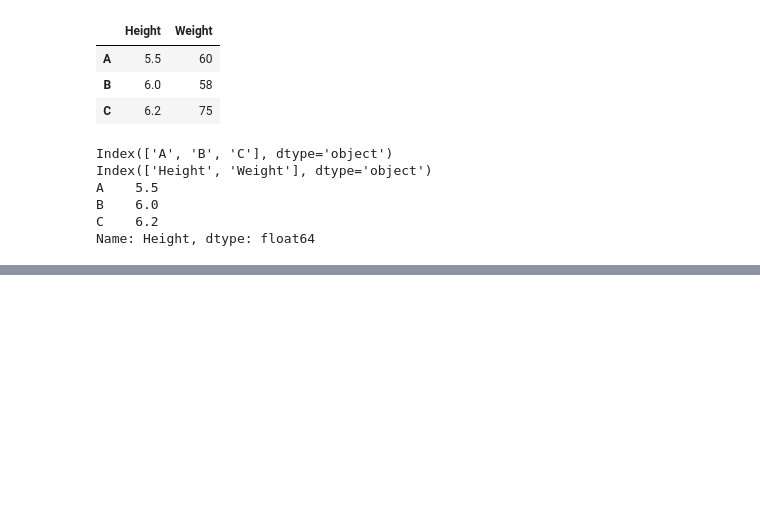
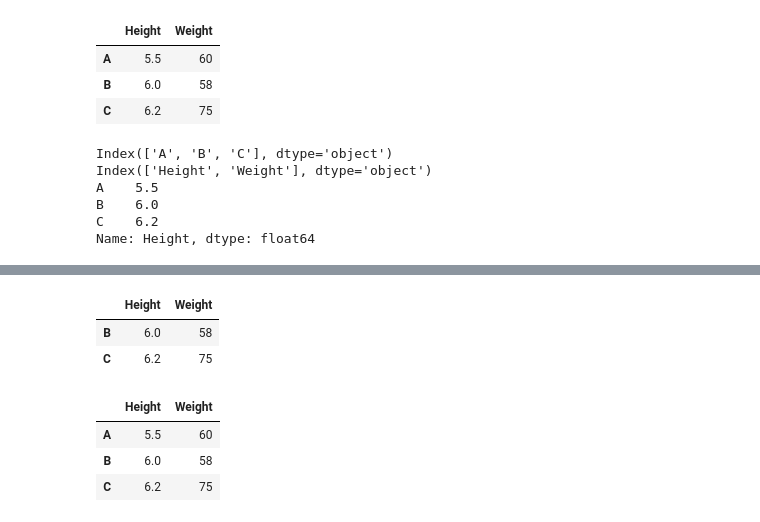
Before and after one commit to sks95/python_basics, a Jupyter notebook: pandas_pep.ipynb, the cells around one changed output, grey strips where cells are left out. Cells and saved outputs as stored; diff of their text form; code cells hidden in the pictures; blank space fills up the shorter version.

```diff
--- a/pandas_pep.ipynb
+++ b/pandas_pep.ipynb
@@ -143,0 +206,20 @@ Name: Height, dtype: float64
+# %%
+# del df['Height_CM']
+
+df.drop(columns = ['Height_CM'],index='A',inplace = True)
+df
+# %% [output]
+|  | Height | Weight |
+| B | 6.0 | 58 |
+| C | 6.2 | 75 |
+# %%
+df = pd.DataFrame({
+    'Height': height,
+    'Weight': weight
+})
+df
+# %% [output]
+|  | Height | Weight |
+| A | 5.5 | 60 |
+| B | 6.0 | 58 |
+| C | 6.2 | 75 |
```
Also changed, not shown: parts of 12 cells of this notebook.
